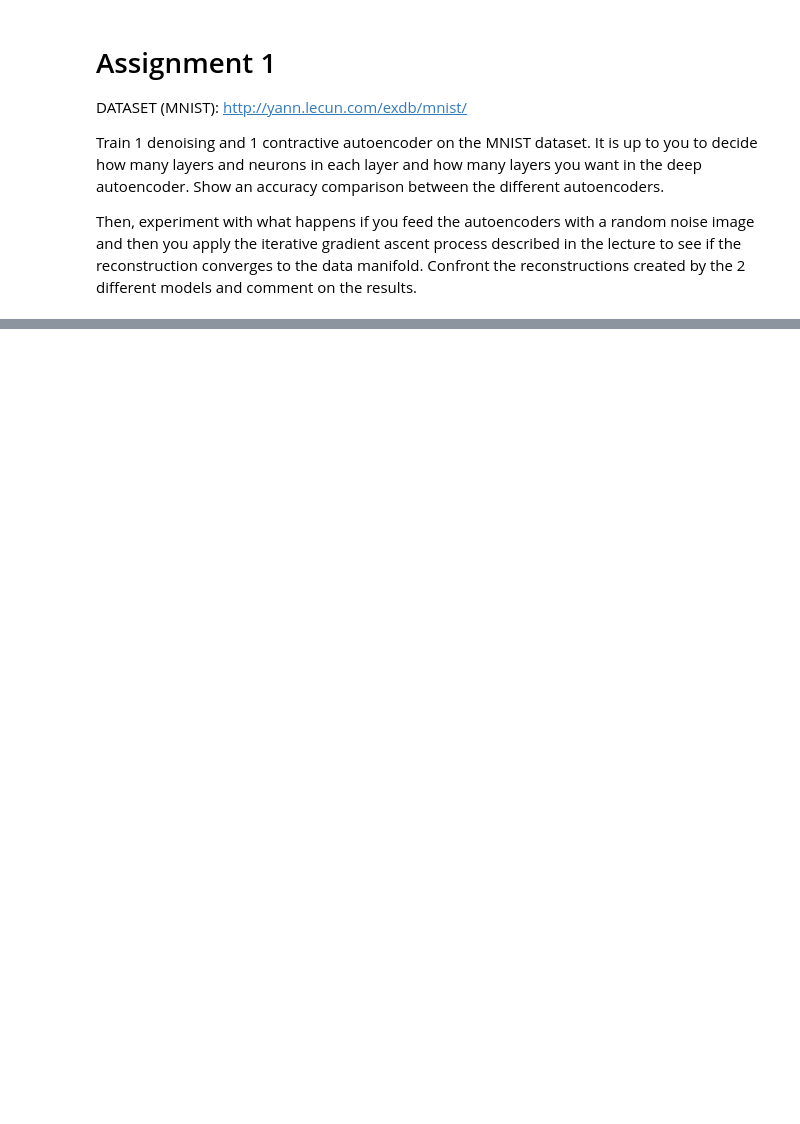
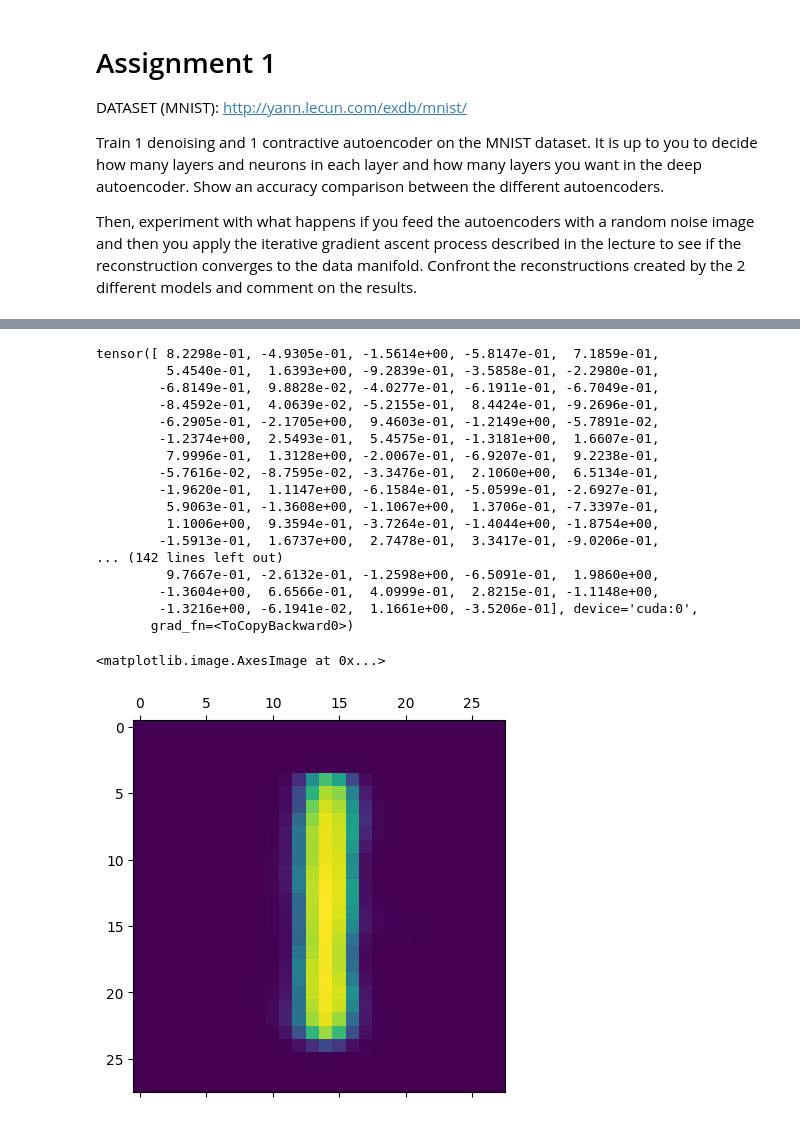
Before and after one commit to mirdan08/unipi-assignments, a Jupyter notebook: ISPR/midterm3/assignment.ipynb, the cells around one changed output, grey strips where cells are left out. Saved outputs shown, nothing was run; the diff lists cells and outputs as text; code cells hidden in the pictures; blank space fills up the shorter version.

```diff
--- a/ISPR/midterm3/assignment.ipynb
+++ b/ISPR/midterm3/assignment.ipynb
@@ -16,14 +16,14 @@ class AutoEncoder(nn.Module):
     def __init__(self,encoder_sizes,decoder_sizes):
         super(AutoEncoder, self).__init__()
         encoder_layers=[]
-        for sx,dx in it.pairwise(encoder_sizes[:-1]):
+        for sx,dx in it.pairwise(encoder_sizes):
             encoder_layers.append(nn.Linear(sx,dx))
             encoder_layers.append(nn.ReLU())
-        encoder_layers.append(nn.Linear(encoder_sizes[-2],encoder_sizes[-1]))
         decoder_layers=[]
-        for sx,dx in it.pairwise(decoder_sizes):
+        for sx,dx in it.pairwise(decoder_sizes[:-1]):
             decoder_layers.append(nn.Linear(sx,dx))
             decoder_layers.append(nn.ReLU())
+        decoder_layers.append(nn.Linear(decoder_sizes[-2],decoder_sizes[-1]))
         decoder_layers.append(nn.Sigmoid())
 
         self.encoder = nn.Sequential(
@@ -170,0 +140,22 @@ plt.matshow(generate_data_point(cae,28*28,10000,1e-3).view(28, 28).detach().cpu(
+# %%
+plt.matshow(generate_data_point(dae,28*28,100000).view(28, 28).detach().cpu().numpy())
+# %% [output]
+tensor([ 8.2298e-01, -4.9305e-01, -1.5614e+00, -5.8147e-01,  7.1859e-01,
+         5.4540e-01,  1.6393e+00, -9.2839e-01, -3.5858e-01, -2.2980e-01,
+        -6.8149e-01,  9.8828e-02, -4.0277e-01, -6.1911e-01, -6.7049e-01,
+        -8.4592e-01,  4.0639e-02, -5.2155e-01,  8.4424e-01, -9.2696e-01,
+        -6.2905e-01, -2.1705e+00,  9.4603e-01, -1.2149e+00, -5.7891e-02,
+        -1.2374e+00,  2.5493e-01,  5.4575e-01, -1.3181e+00,  1.6607e-01,
+         7.9996e-01,  1.3128e+00, -2.0067e-01, -6.9207e-01,  9.2238e-01,
+        -5.7616e-02, -8.7595e-02, -3.3476e-01,  2.1060e+00,  6.5134e-01,
+        -1.9620e-01,  1.1147e+00, -6.1584e-01, -5.0599e-01, -2.6927e-01,
+         5.9063e-01, -1.3608e+00, -1.1067e+00,  1.3706e-01, -7.3397e-01,
+         1.1006e+00,  9.3594e-01, -3.7264e-01, -1.4044e+00, -1.8754e+00,
+        -1.5913e-01,  1.6737e+00,  2.7478e-01,  3.3417e-01, -9.0206e-01,
+... (142 lines left out)
+         9.7667e-01, -2.6132e-01, -1.2598e+00, -6.5091e-01,  1.9860e+00,
+        -1.3604e+00,  6.6566e-01,  4.0999e-01,  2.8215e-01, -1.1148e+00,
+        -1.3216e+00, -6.1941e-02,  1.1661e+00, -3.5206e-01], device='cuda:0',
+       grad_fn=<ToCopyBackward0>)
+<matplotlib.image.AxesImage at 0x...>
+[figure, added]
```
Also changed, not shown: parts of 7 cells of this notebook, 14 other files.
